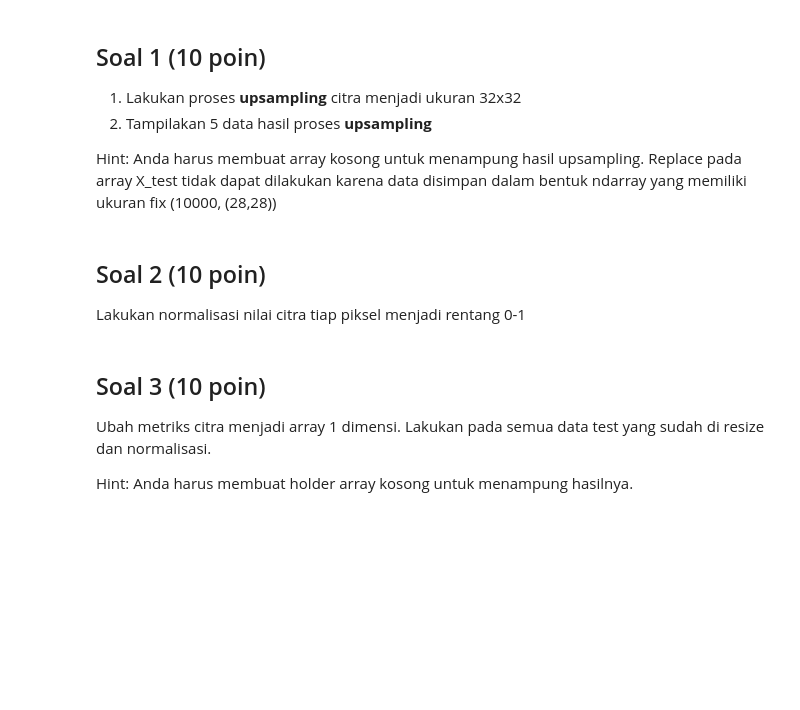
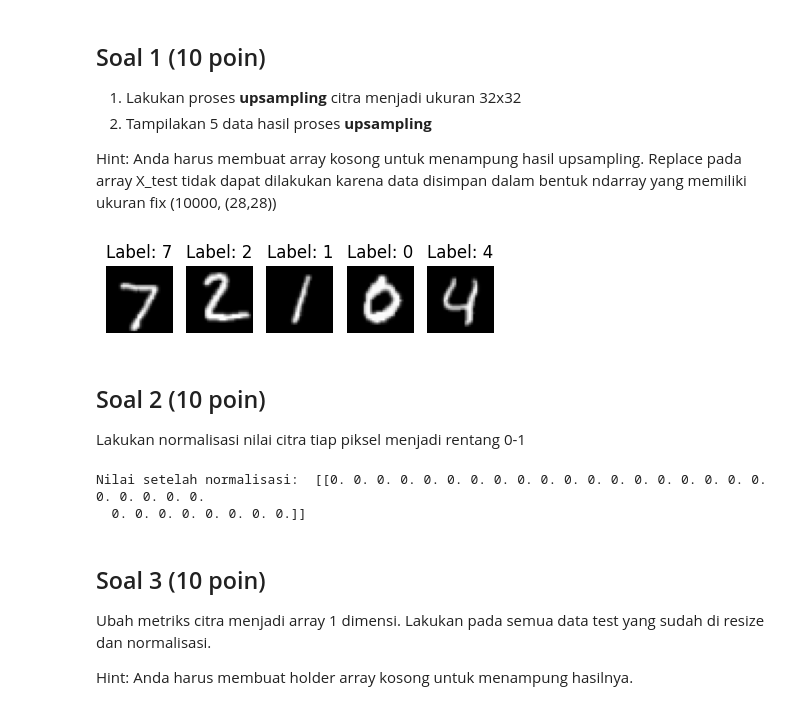
Before and after one commit to Dimas0824/Machine_Learning, a Jupyter notebook: Kuis_1/Kuis1.ipynb, the cells around one changed output. Saved outputs shown, nothing was run; the diff lists cells and outputs as text; code cells hidden in the pictures; blank space fills up the shorter version.

```diff
--- a/Kuis_1/Kuis1.ipynb
+++ b/Kuis_1/Kuis1.ipynb
@@ -425,3 +483,24 @@ Hint: Anda harus membuat array kosong untuk menampung hasil upsampling. Replace
+# %%
+# Jawab Soal 1
+# Kerjakan pada cell ini
+# Anda diperbolehkan menambah cell jika diperlukan
+
+X_test_resized = np.zeros((X_test.shape[0], 32, 32))
+
+#Resize menggunakan cv2
+for i in range(X_test.shape[0]):
+  X_test_resized[i] = cv.resize(X_test[i], (32, 32))
+
+#tampilkan
+plt.figure(figsize=(5,5))
+for i in range(5):
+    plt.subplot(1,5,i+1)
+    plt.imshow(X_test_resized[i], cmap="gray")
+    plt.title(f"Label: {y_test[i]}")
+    plt.axis("off")
+plt.show()
+# %% [output]
+[figure, added]
 # %% [markdown]
 ## Soal 2 (10 poin)
 Lakukan normalisasi nilai citra tiap piksel menjadi rentang 0-1
@@ -429,6 +508,15 @@ Lakukan normalisasi nilai citra tiap piksel menjadi rentang 0-1
 # Jawab Soal 2
 # Kerjakan pada cell ini
 # Anda diperbolehkan menambah cell jika diperlukan
+
+# Lakukan normalisasi nilai citra (bagi 255 agar nilai piksel jadi 0-1)
+x_test_normalized = X_test_resized / 255.0
+
+# Tampilkan contoh hasil normalisasi
+print("Nilai setelah normalisasi: ", x_test_normalized[0, :2 :2])
+# %% [output]
+Nilai setelah normalisasi:  [[0. 0. 0. 0. 0. 0. 0. 0. 0. 0. 0. 0. 0. 0. 0. 0. 0. 0. 0. 0. 0. 0. 0. 0.
+  0. 0. 0. 0. 0. 0. 0. 0.]]
 # %% [markdown]
 ## Soal 3 (10 poin)
 Ubah metriks citra menjadi array 1 dimensi. Lakukan pada semua data test yang sudah di resize dan normalisasi.
```
Also changed, not shown: parts of 10 cells of this notebook.
